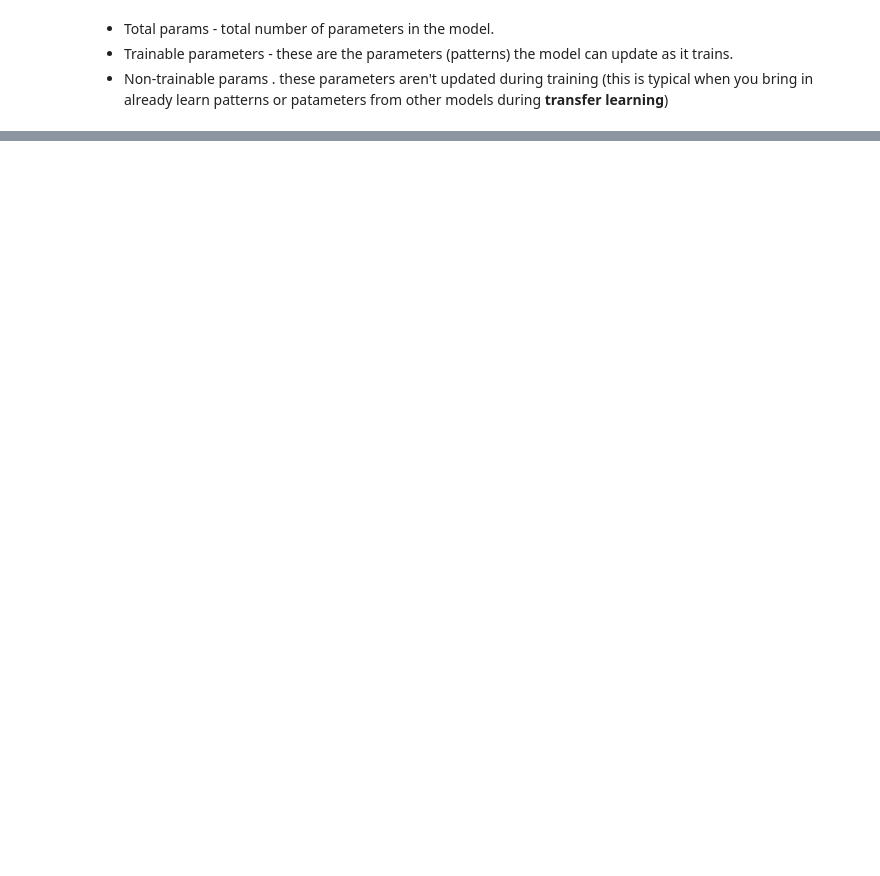
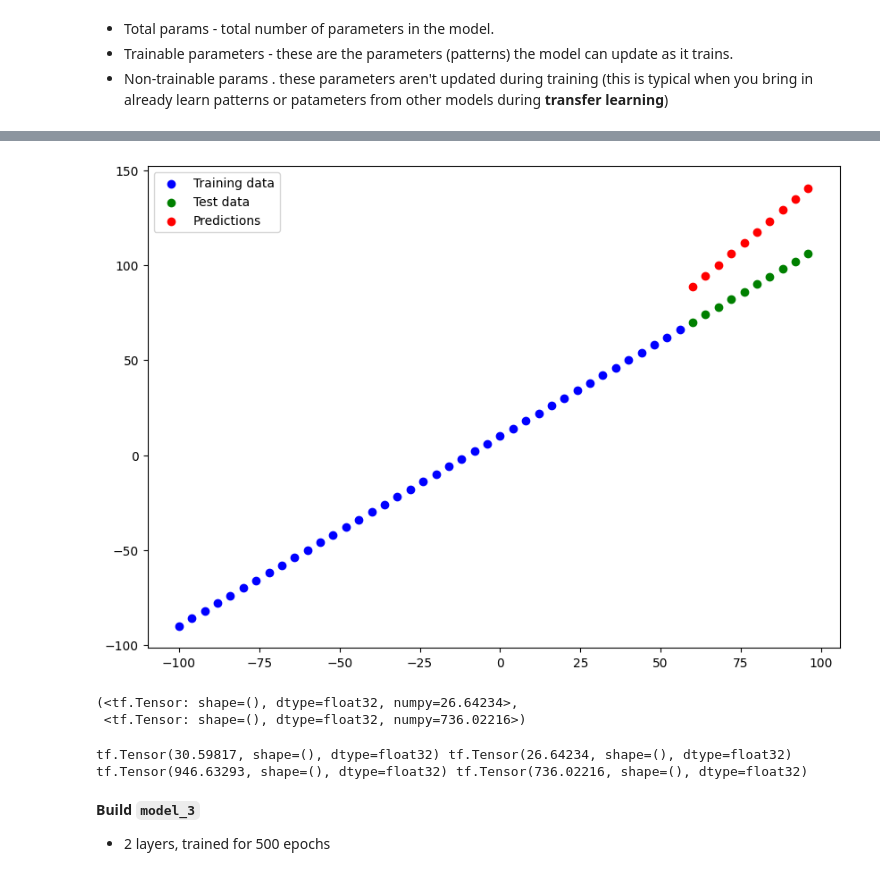
Before and after one commit to Ricardo-Jaramillo/Python-Tensorflow, a Jupyter notebook: 01_neural_network_regression_with_tensorflow.ipynb, the cells around one changed output, grey strips where cells are left out. Saved outputs shown, nothing was run; the diff lists cells and outputs as text; code cells hidden in the pictures; blank space fills up the shorter version.

```diff
--- a/01_neural_network_regression_with_tensorflow.ipynb
+++ b/01_neural_network_regression_with_tensorflow.ipynb
@@ -369,0 +582,17 @@ model.fit(X_train, y_train, epochs=100, verbose=0)
+# %%
+# Set random seed
+tf.random.set_seed(42)
+
+# 1. Create the model
+model_2 = tf.keras.Sequential([
+    tf.keras.layers.Dense(10),
+    tf.keras.layers.Dense(1)
+])
+
+# 2. Compile the model
+model_2.compile(loss=tf.keras.losses.mae,
+                optimizer=tf.keras.optimizers.SGD(),
+                metrics=['mae'])
+
+# 3. Fit the model
+model_2.fit(tf.expand_dims(X_train, -1), y_train, epochs=100)
@@ -369,0 +618,5 @@ model.fit(X_train, y_train, epochs=100, verbose=0)
+# %%
+# Make and plot predictions of model_2
+y_preds_2 = model_2.predict(X_test)
+plot_predictions(predictions=y_preds_2)
+# %% [output]
@@ -369,0 +625,19 @@ model.fit(X_train, y_train, epochs=100, verbose=0)
+[figure, added]
+# %%
+# Calculate model_2 evaluation metrics
+mae_2 = mae(y_test, y_preds_2)
+mse_2 = mse(y_test, y_preds_2)
+mae_2, mse_2
+# %% [output]
+(<tf.Tensor: shape=(), dtype=float32, numpy=26.64234>,
+ <tf.Tensor: shape=(), dtype=float32, numpy=736.02216>)
+# %%
+print(mae_1, mae_2)
+print(mse_1, mse_2)
+# %% [output]
+tf.Tensor(30.59817, shape=(), dtype=float32) tf.Tensor(26.64234, shape=(), dtype=float32)
+tf.Tensor(946.63293, shape=(), dtype=float32) tf.Tensor(736.02216, shape=(), dtype=float32)
+# %% [markdown]
+**Build `model_3`**
+
+* 2 layers, trained for 500 epochs
```
Also changed, not shown: parts of 95 cells of this notebook, 1 other file.
